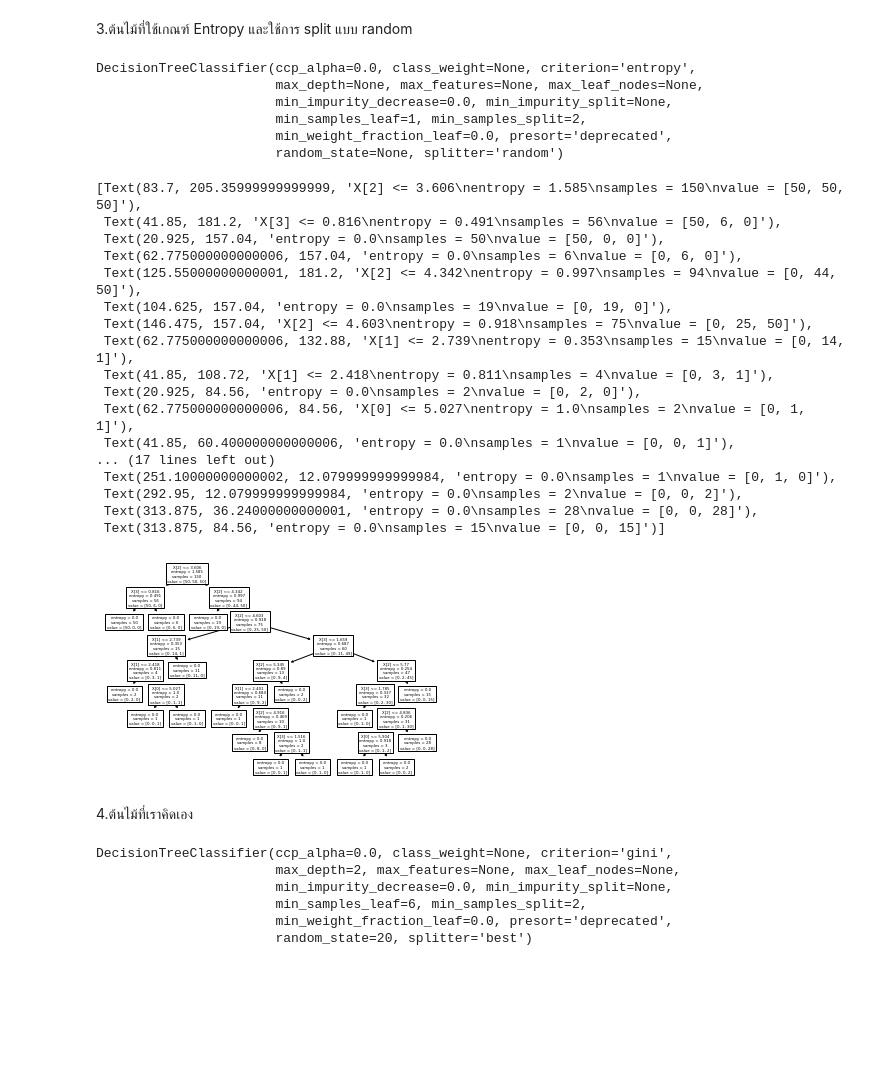
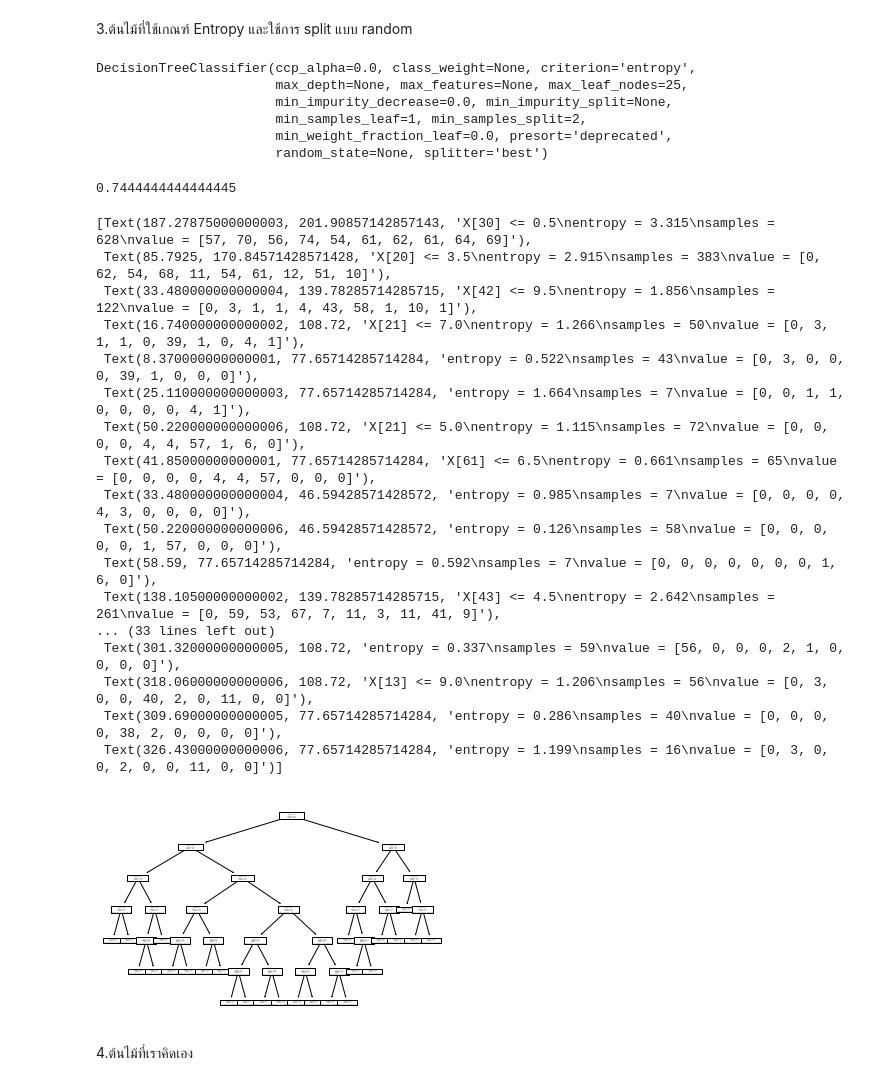
Before and after one commit to sskboonmee/DWDM21, a Jupyter notebook: Chapter7_Classification(Decision_Tree).ipynb, the cells around one changed output. Saved outputs shown, nothing was run; the diff lists cells and outputs as text; code cells hidden in the pictures; blank space fills up the shorter version.

```diff
--- a/Chapter7_Classification(Decision_Tree).ipynb
+++ b/Chapter7_Classification(Decision_Tree).ipynb
@@ -268,2 +285,2 @@ plot_tree(tree1)
 # %%
-tree2 = DecisionTreeClassifier(max_leaf_nodes=25,criterion='gini')  #Define
+tree02 = DecisionTreeClassifier(max_depth=25,criterion='gini')  #Define
@@ -278,0 +287,2 @@ DecisionTreeClassifier(ccp_alpha=0.0, class_weight=None, criterion='gini',
+# %%
+tree02.fit(X_train2,y_train2)   #train
@@ -302,34 +326,39 @@ plot_tree(tree2)
 # %%
-tree3 = DecisionTreeClassifier(criterion='entropy', splitter = 'random')  #Define
+tree03 = DecisionTreeClassifier(criterion='entropy', max_leaf_nodes=25)  #Define
-# %%
-tree3.fit(X,Y) #train
-# %% [output]
-DecisionTreeClassifier(ccp_alpha=0.0, class_weight=None, criterion='entropy',
-                       max_depth=None, max_features=None, max_leaf_nodes=None,
-                       min_impurity_decrease=0.0, min_impurity_split=None,
-                       min_samples_leaf=1, min_samples_split=2,
-                       min_weight_fraction_leaf=0.0, presort='deprecated',
-                       random_state=None, splitter='random')
+# %%
+tree03.fit(X_train2,y_train2) #train
+# %% [output]
+DecisionTreeClassifier(ccp_alpha=0.0, class_weight=None, criterion='entropy',
+                       max_depth=None, max_features=None, max_leaf_nodes=25,
+                       min_impurity_decrease=0.0, min_impurity_split=None,
+                       min_samples_leaf=1, min_samples_split=2,
+                       min_weight_fraction_leaf=0.0, presort='deprecated',
+                       random_state=None, splitter='best')
+# %%
+tree03_result = tree03.predict(X_val)  #test-evaluate
+accuracy_score(y_val, tree03_result)
+# %% [output]
+0.7444444444444445
 # %%
-plot_tree(tree3)
+plot_tree(tree03)
 # %% [output]
-[Text(83.7, 205.35999999999999, 'X[2] <= 3.606\nentropy = 1.585\nsamples = 150\nvalue = [50, 50, 50]'),
- Text(41.85, 181.2, 'X[3] <= 0.816\nentropy = 0.491\nsamples = 56\nvalue = [50, 6, 0]'),
- Text(20.925, 157.04, 'entropy = 0.0\nsamples = 50\nvalue = [50, 0, 0]'),
- Text(62.775000000000006, 157.04, 'entropy = 0.0\nsamples = 6\nvalue = [0, 6, 0]'),
- Text(125.55000000000001, 181.2, 'X[2] <= 4.342\nentropy = 0.997\nsamples = 94\nvalue = [0, 44, 50]'),
- Text(104.625, 157.04, 'entropy = 0.0\nsamples = 19\nvalue = [0, 19, 0]'),
- Text(146.475, 157.04, 'X[2] <= 4.603\nentropy = 0.918\nsamples = 75\nvalue = [0, 25, 50]'),
- Text(62.775000000000006, 132.88, 'X[1] <= 2.739\nentropy = 0.353\nsamples = 15\nvalue = [0, 14, 1]'),
- Text(41.85, 108.72, 'X[1] <= 2.418\nentropy = 0.811\nsamples = 4\nvalue = [0, 3, 1]'),
- Text(20.925, 84.56, 'entropy = 0.0\nsamples = 2\nvalue = [0, 2, 0]'),
- Text(62.775000000000006, 84.56, 'X[0] <= 5.027\nentropy = 1.0\nsamples = 2\nvalue = [0, 1, 1]'),
- Text(41.85, 60.400000000000006, 'entropy = 0.0\nsamples = 1\nvalue = [0, 0, 1]'),
-... (17 lines left out)
- Text(251.10000000000002, 12.079999999999984, 'entropy = 0.0\nsamples = 1\nvalue = [0, 1, 0]'),
- Text(292.95, 12.079999999999984, 'entropy = 0.0\nsamples = 2\nvalue = [0, 0, 2]'),
- Text(313.875, 36.24000000000001, 'entropy = 0.0\nsamples = 28\nvalue = [0, 0, 28]'),
- Text(313.875, 84.56, 'entropy = 0.0\nsamples = 15\nvalue = [0, 0, 15]')]
+[Text(187.27875000000003, 201.90857142857143, 'X[30] <= 0.5\nentropy = 3.315\nsamples = 628\nvalue = [57, 70, 56, 74, 54, 61, 62, 61, 64, 69]'),
+ Text(85.7925, 170.84571428571428, 'X[20] <= 3.5\nentropy = 2.915\nsamples = 383\nvalue = [0, 62, 54, 68, 11, 54, 61, 12, 51, 10]'),
+ Text(33.480000000000004, 139.78285714285715, 'X[42] <= 9.5\nentropy = 1.856\nsamples = 122\nvalue = [0, 3, 1, 1, 4, 43, 58, 1, 10, 1]'),
+ Text(16.740000000000002, 108.72, 'X[21] <= 7.0\nentropy = 1.266\nsamples = 50\nvalue = [0, 3, 1, 1, 0, 39, 1, 0, 4, 1]'),
+ Text(8.370000000000001, 77.65714285714284, 'entropy = 0.522\nsamples = 43\nvalue = [0, 3, 0, 0, 0, 39, 1, 0, 0, 0]'),
+ Text(25.110000000000003, 77.65714285714284, 'entropy = 1.664\nsamples = 7\nvalue = [0, 0, 1, 1, 0, 0, 0, 0, 4, 1]'),
+ Text(50.220000000000006, 108.72, 'X[21] <= 5.0\nentropy = 1.115\nsamples = 72\nvalue = [0, 0, 0, 0, 4, 4, 57, 1, 6, 0]'),
+ Text(41.85000000000001, 77.65714285714284, 'X[61] <= 6.5\nentropy = 0.661\nsamples = 65\nvalue = [0, 0, 0, 0, 4, 4, 57, 0, 0, 0]'),
+ Text(33.480000000000004, 46.59428571428572, 'entropy = 0.985\nsamples = 7\nvalue = [0, 0, 0, 0, 4, 3, 0, 0, 0, 0]'),
+ Text(50.220000000000006, 46.59428571428572, 'entropy = 0.126\nsamples = 58\nvalue = [0, 0, 0, 0, 0, 1, 57, 0, 0, 0]'),
+ Text(58.59, 77.65714285714284, 'entropy = 0.592\nsamples = 7\nvalue = [0, 0, 0, 0, 0, 0, 0, 1, 6, 0]'),
+ Text(138.10500000000002, 139.78285714285715, 'X[43] <= 4.5\nentropy = 2.642\nsamples = 261\nvalue = [0, 59, 53, 67, 7, 11, 3, 11, 41, 9]'),
+... (33 lines left out)
+ Text(301.32000000000005, 108.72, 'entropy = 0.337\nsamples = 59\nvalue = [56, 0, 0, 0, 2, 1, 0, 0, 0, 0]'),
+ Text(318.06000000000006, 108.72, 'X[13] <= 9.0\nentropy = 1.206\nsamples = 56\nvalue = [0, 3, 0, 0, 40, 2, 0, 11, 0, 0]'),
+ Text(309.69000000000005, 77.65714285714284, 'entropy = 0.286\nsamples = 40\nvalue = [0, 0, 0, 0, 38, 2, 0, 0, 0, 0]'),
+ Text(326.43000000000006, 77.65714285714284, 'entropy = 1.199\nsamples = 16\nvalue = [0, 3, 0, 0, 2, 0, 0, 11, 0, 0]')]
-[figure, old version]
+[figure, new version]
 # %% [markdown]
 4.ต้นไม้ที่เราคิดเอง
@@ -338,9 +364,0 @@ tree4 = DecisionTreeClassifier(criterion="gini", random_state=20,max_depth=2, mi
-# %%
-tree4.fit(X,Y)  #train
-# %% [output]
-DecisionTreeClassifier(ccp_alpha=0.0, class_weight=None, criterion='gini',
-                       max_depth=2, max_features=None, max_leaf_nodes=None,
-                       min_impurity_decrease=0.0, min_impurity_split=None,
-                       min_samples_leaf=6, min_samples_split=2,
-                       min_weight_fraction_leaf=0.0, presort='deprecated',
-                       random_state=20, splitter='best')
```
Also changed, not shown: parts of 24 cells of this notebook.
